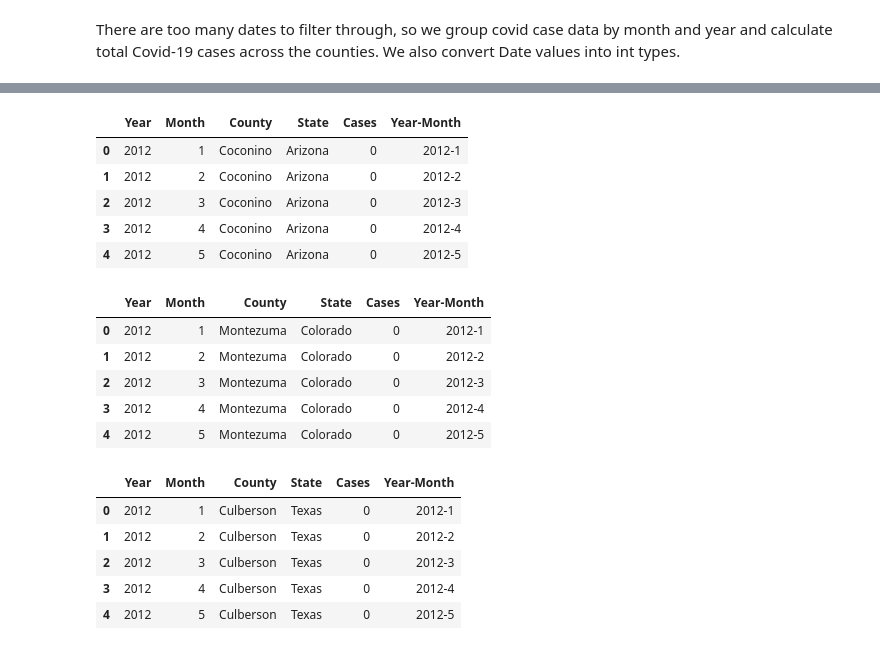
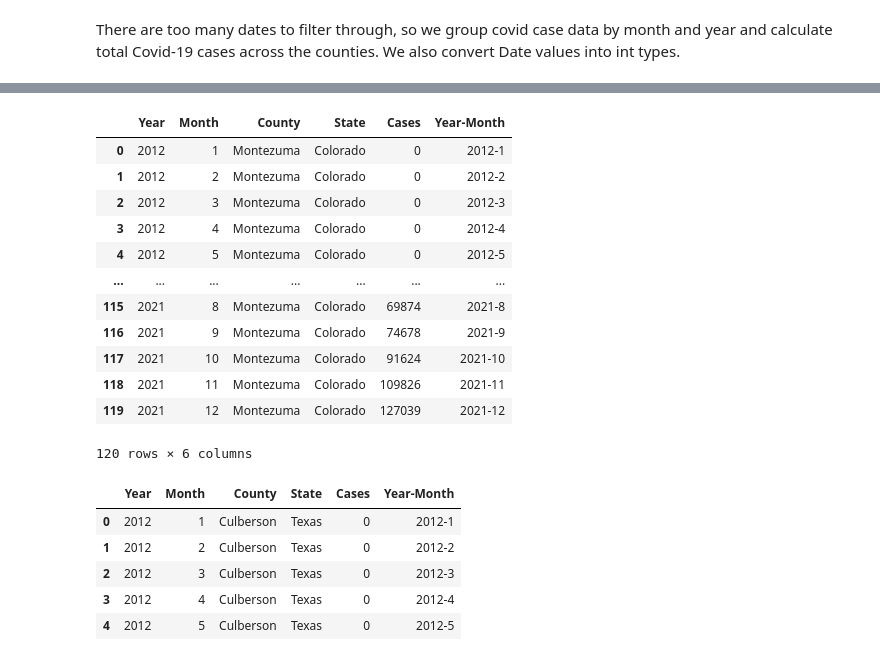
Before and after one commit to mqdhilla/COGS108_Repo, a Jupyter notebook: FinalProjectGroup043-Wi22.ipynb, the cells around one changed output, grey strips where cells are left out. Drawn from its saved outputs; the diff is of its cells as text; code cells hidden in the pictures.

```diff
--- a/FinalProjectGroup043-Wi22.ipynb
+++ b/FinalProjectGroup043-Wi22.ipynb
@@ -782,23 +797,20 @@ df_covid_cases_SB_12_21['Year-Month'] = df_covid_cases_SB_12_21["Year"].astype(s
 # %%
-# check out 2012 - 2021 Coconico data
-df_covid_cases_CN_12_21.head()
+# check out 2012 - 2021 Montezuma County data
+df_covid_cases_MO_12_21
 # %% [output]
 |  | Year | Month | County | State | Cases | Year-Month |
-| 0 | 2012 | 1 | Coconino | Arizona | 0 | 2012-1 |
-| 1 | 2012 | 2 | Coconino | Arizona | 0 | 2012-2 |
-| 2 | 2012 | 3 | Coconino | Arizona | 0 | 2012-3 |
-| 3 | 2012 | 4 | Coconino | Arizona | 0 | 2012-4 |
-| 4 | 2012 | 5 | Coconino | Arizona | 0 | 2012-5 |
+| 0 | 2012 | 1 | Montezuma | Colorado | 0 | 2012-1 |
+| 1 | 2012 | 2 | Montezuma | Colorado | 0 | 2012-2 |
+| 2 | 2012 | 3 | Montezuma | Colorado | 0 | 2012-3 |
+| 3 | 2012 | 4 | Montezuma | Colorado | 0 | 2012-4 |
+| 4 | 2012 | 5 | Montezuma | Colorado | 0 | 2012-5 |
+| ... | ... | ... | ... | ... | ... | ... |
+| 115 | 2021 | 8 | Montezuma | Colorado | 69874 | 2021-8 |
+| 116 | 2021 | 9 | Montezuma | Colorado | 74678 | 2021-9 |
+| 117 | 2021 | 10 | Montezuma | Colorado | 91624 | 2021-10 |
+| 118 | 2021 | 11 | Montezuma | Colorado | 109826 | 2021-11 |
+| 119 | 2021 | 12 | Montezuma | Colorado | 127039 | 2021-12 |
+120 rows × 6 columns
-# %%
-# check out 2012 - 2021 Montezuma County data
-df_covid_cases_MO_12_21.head()
-# %% [output]
-|  | Year | Month | County | State | Cases | Year-Month |
-| 0 | 2012 | 1 | Montezuma | Colorado | 0 | 2012-1 |
-| 1 | 2012 | 2 | Montezuma | Colorado | 0 | 2012-2 |
-| 2 | 2012 | 3 | Montezuma | Colorado | 0 | 2012-3 |
-| 3 | 2012 | 4 | Montezuma | Colorado | 0 | 2012-4 |
-| 4 | 2012 | 5 | Montezuma | Colorado | 0 | 2012-5 |
 # %%
 # check out 2012 - 2021 Guadalupe Mountains County data
 df_covid_cases_CU_12_21.head()
```
Also changed, not shown: parts of 19 cells of this notebook.
